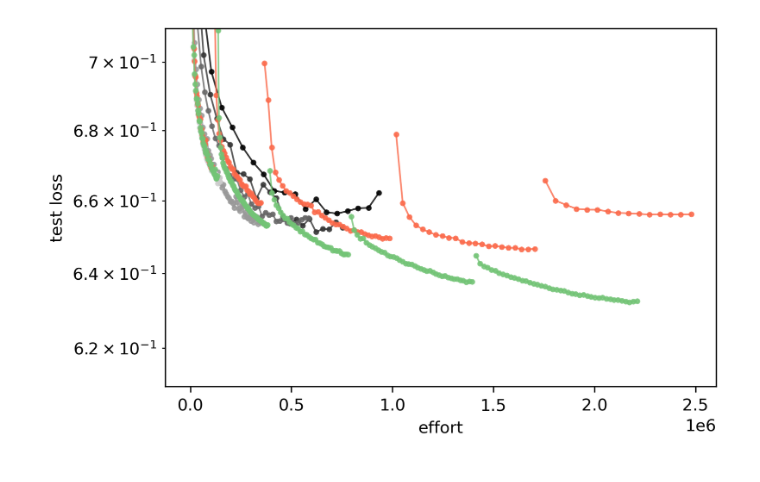
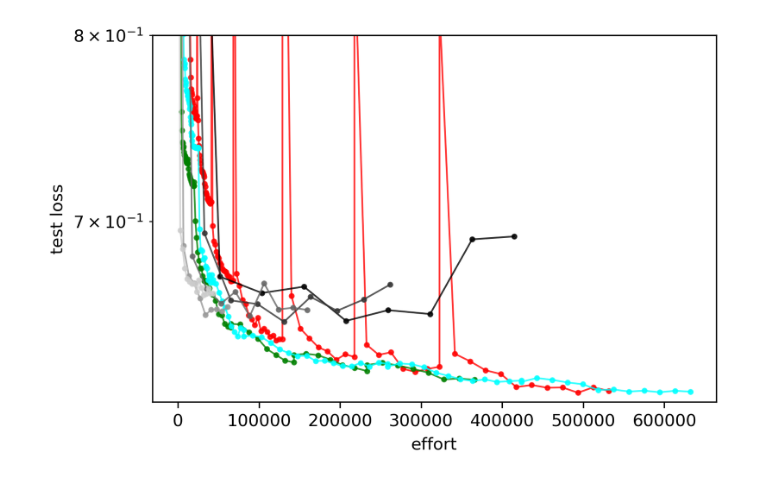
Before and after one commit to NREL/BUTTER-Empirical-Deep-Learning-Experimental-Framework, a Jupyter notebook: dmp/viz/width_growth_exp_ch.ipynb, the cells around one changed output. Cells and saved outputs as stored; diff of their text form; code cells hidden in the pictures.

```diff
--- a/dmp/viz/width_growth_exp_ch.ipynb
+++ b/dmp/viz/width_growth_exp_ch.ipynb
@@ -994,0 +1725,11 @@ ensemble assesment...
+# %%
+_, test_excess_weighted_2 = do_train_freeze_grow_separate(
+    sizes_1, dataset,
+    make_restoring_test_loss_growth_trigger(128, 2, 0.0, loss_varname='val_loss'),
+    aspect_test_utils.get_rectangular_widths(sum(dataset[2].shape[1:]), 4),
+    adam_0_001,
+    generate_scaled_loss_weighted_ensemble(.1, .1, 0.0),
+    train_separate=True,
+    freeze_old=True,
+    rebuild_model_each_epoch=True,
+    )
@@ -995,61 +1846,60 @@ ensemble assesment...
 # %%
 plt.figure(dpi=300)
 
 
-# plot_effort(configs, full_trace_128, colors=[(0.0,0.0,0.0)])
-# plot_effort(configs, full_trace_96, colors=[(0.2,0.2,0.2)])
-# plot_effort(configs, full_trace_64, colors=[(0.4,0.4,0.4)])
-# plot_effort(configs, full_trace_32, colors=[(0.6,0.6,0.6)])
-# plot_effort(configs, full_trace_16, colors=[(0.8,0.8,0.8)])
+
+# plot_effort(configs, relative_scaling_1, color='blue')
+# plot_effort(configs, relative_scaling_2, color='red')
+# plot_effort(configs, relative_scaling_3, color='green')
 
 # plot_effort(configs, fg_0, colors=cm.get_cmap('Reds')(np.linspace(.5, 1, 2)))
-# plot_effort(configs, fgs_0, colors=cm.get_cmap('Greens')(np.linspace(.5, 1, 2)))
+# plot_effort(configs, fgs_1, colors=cm.get_cmap('Reds')(np.linspace(.5, 1, 2)))
+# plot_effort(configs, fgsw_1, colors=cm.get_cmap('Blues')(np.linspace(.5, 1, 2)))
 
-plot_effort(configs, full_trace_128_0_0001, colors=[(0.0,0.0,0.0)])
-plot_effort(configs, full_trace_96_0_0001, colors=[(0.2,0.2,0.2)])
-plot_effort(configs, full_trace_64_0_0001, colors=[(0.4,0.4,0.4)])
-plot_effort(configs, full_trace_32_0_0001, colors=[(0.6,0.6,0.6)])
-plot_effort(configs, full_trace_16_0_0001, colors=[(0.8,0.8,0.8)])
+# plot_effort(configs, fgs_0, color='green')
+# plot_effort(configs, fgs_1, color='green')
 
-plot_effort(configs, fg_0_0_0001, colors=cm.get_cmap('Reds')(np.linspace(.5, 1, 2)))
-plot_effort(configs, fgs_0_0_0001, colors=cm.get_cmap('Greens')(np.linspace(.5, 1, 2)))
+# plot_effort(configs, fgsw_0, colors=cm.get_cmap('Blues')(np.linspace(.5, 1, 2)))
+# plot_effort(configs, scaling_0, colors=cm.get_cmap('Purples')(np.linspace(.5, 1, 2)))
+# plot_effort(configs, scaling_0, color='red')
+# plot_effort(configs, scaling_1, color='purple')
+# plot_effort(configs, scaling_2, color='blue')
+# plot_effort(configs, scaling_3, color='cyan')
 
-# plot_effort(configs, fg_1, colors=cm.get_cmap('Reds')(np.linspace(.5, 1, 2)))
-# plot_effort(configs, cross_N__N__0_01__0_01, colors = cm.get_cmap('Purples')(np.linspace(.5,1, 2)))
+# plot_effort(configs, scaling_4_2, color='yellow')
 
-# plot_effort(configs, cross_N__N__0_001__0_001, colors = cm.get_cmap('Blues')(np.linspace(.5,1, 2)))
-# plot_effort(configs, cross_N__N__0_001__0_001__0_001, colors = cm.get_cmap('Reds')(np.linspace(.5,1, 2)))
-# plot_effort(configs, cross_N__N__0_0__0_1__0_0, colors = cm.get_cmap('Purples')(np.linspace(.5,1, 2)))
+# plot_effort(configs, size_weighted_0, color='magenta')
+plot_effort(configs, size_weighted_1, color='red')
 
-# plot_effort(configs, cross_N__N__N__1, colors = cm.get_cmap('Greens')(np.linspace(.5,1, 2)))
+# plot_effort(configs, size_weighted_together_1, color='magenta')
+# plot_effort(configs, size_weighted_together_nofreeze_1, color='blue')
 
-# plot_effort(configs, test_loss_trigger_128__2__0_0__cross_scale_0_01_trace, colors = cm.get_cmap('Reds')(np.linspace(.5,1, 2)))
-# plot_effort(configs, test_loss_trigger_128__2__0_0__trace_0_1, colors = cm.get_cmap('Greens')(np.linspace(.5,1, 2)))
-# plot_effort(configs, cross_scale_0_1__1_0_trace, colors = cm.get_cmap('Blues')(np.linspace(.5,1, 2)))
-# plot_effort(configs, cross_scale_0_1__0_5_trace, colors = cm.get_cmap('Purples')(np.linspace(.5,1, 2)))
+plot_effort(configs, test_excess_weighted_1, color='green')
+plot_effort(configs, test_excess_weighted_2, color='cyan')
+
+# plot_effort(configs, test_excess_weighted_together_1, color='red')
+# plot_effort(configs, test_excess_weighted_together_2, color='magenta')
 
 
 
+plot_effort(configs, full_trace_128, color=(0.0,0.0,0.0))
+plot_effort(configs, full_trace_96, color=(0.2,0.2,0.2))
+plot_effort(configs, full_trace_64, color=(0.4,0.4,0.4))
+plot_effort(configs, full_trace_32, color=(0.6,0.6,0.6))
+plot_effort(configs, full_trace_16, color=(0.8,0.8,0.8))
+
+
+# plt.legend(['0.1', '0.01','0.001'])
 plt.yscale('log')
+# plt.ylim(.60, 1.1)
+plt.ylim(.615, .8)
 
-# plt.xlim(300, 700e3)
-plt.ylim(.61, .71)
+# plt.xscale('log')
+# plt.xlim(1e3,7e5)
+
 plt.xlabel('effort')
 plt.ylabel('test loss')
-
-
-# plt.xlim(300, 3.01e3* 4)
-# plt.ylim(.65, .72)
-
-# plt.xlim(300, 60e3)
-# plt.ylim(.65, .72)
-
-# plt.xlim(100, 20e3)
-# plt.ylim(.6, 1.5)
-
-# plt.xlim(2e3, 20e3)
-# plt.ylim(.65, 1.0)
 # plt.xscale('log')
 plt.show()
 # %% [output]
-[figure, old version]
+[figure, new version]
```
Also changed, not shown: parts of 57 cells of this notebook, 5 other files.
